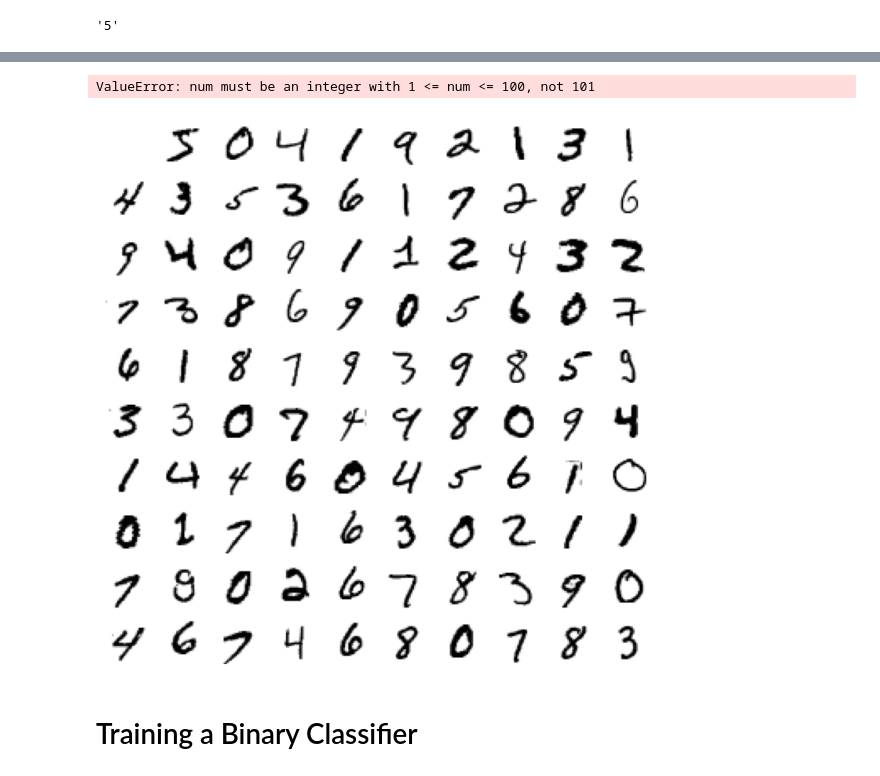
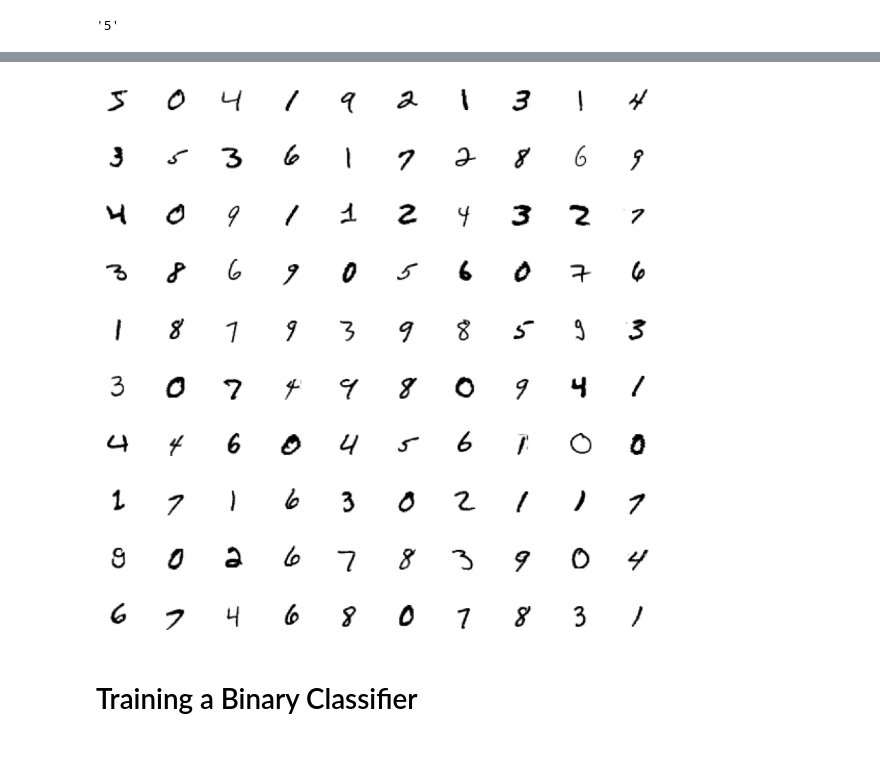
Before and after one commit to khaldon/handson-ml3, a Jupyter notebook: 03_classification.ipynb, the cells around one changed output, grey strips where cells are left out. Saved outputs shown, nothing was run; the diff lists cells and outputs as text; code cells hidden in the pictures.

```diff
--- a/03_classification.ipynb
+++ b/03_classification.ipynb
@@ -100,7 +156,7 @@ import matplotlib.pyplot as plt
 def plot_digit(image_data):
     image = image_data.reshape(28, 28)
     plt.imshow(image, cmap="binary")
-    plt.axis("off")
+    plt.axis("on")
 
 some_digit = X[0]
 plot_digit(some_digit)
@@ -115,15 +174,15 @@ y[0]
 # %%
 # extra code – this cell generates and saves Figure 3–2
-plt.figure(figsize=(9, 9))
+plt.figure(figsize=(10,10))
 for idx, image_data in enumerate(X[:100]):
     plt.subplot(10, 10, idx + 1)
     plot_digit(image_data)
-plt.subplots_adjust(wspace=0, hspace=0)
+    plt.axis("off")
+plt.subplots_adjust(wspace=1, hspace=1)
 save_fig("more_digits_plot", tight_layout=False)
 plt.show()
 # %% [output]
-ValueError: num must be an integer with 1 <= num <= 100, not 101
-[figure, old version]
+[figure, new version]
 # %%
 X_train, X_test, y_train, y_test = X[:60000], X[60000:], y[:60000], y[60000:]
 # %% [markdown]
```
Also changed, not shown: parts of 24 cells of this notebook.
